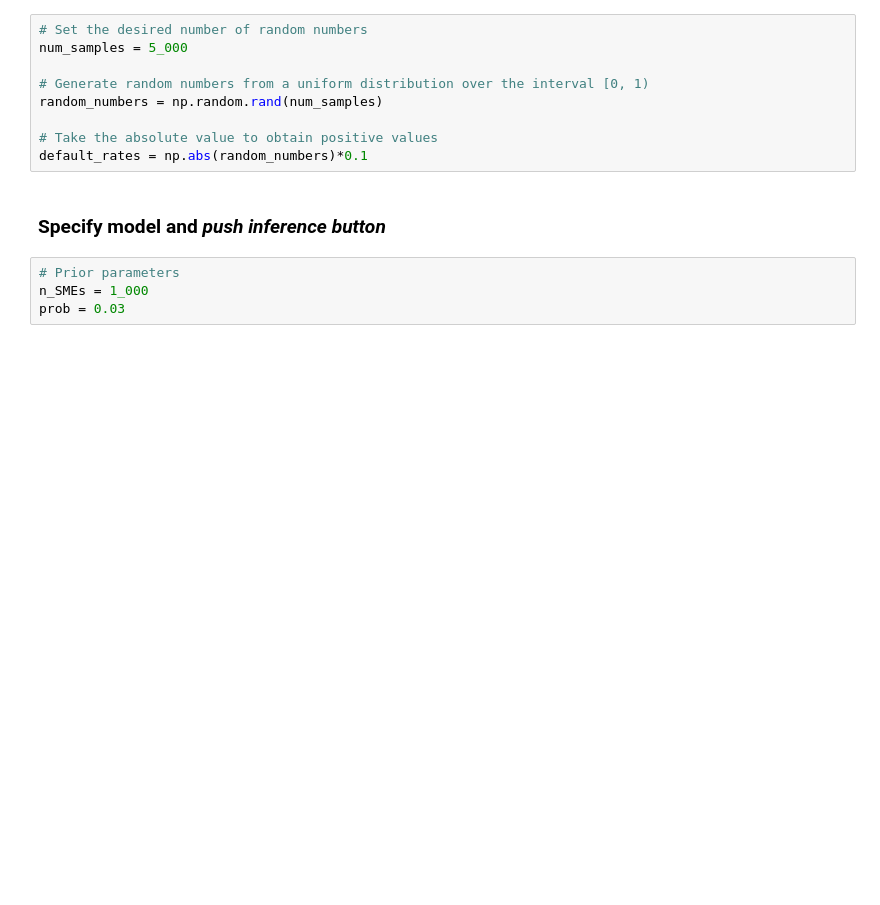
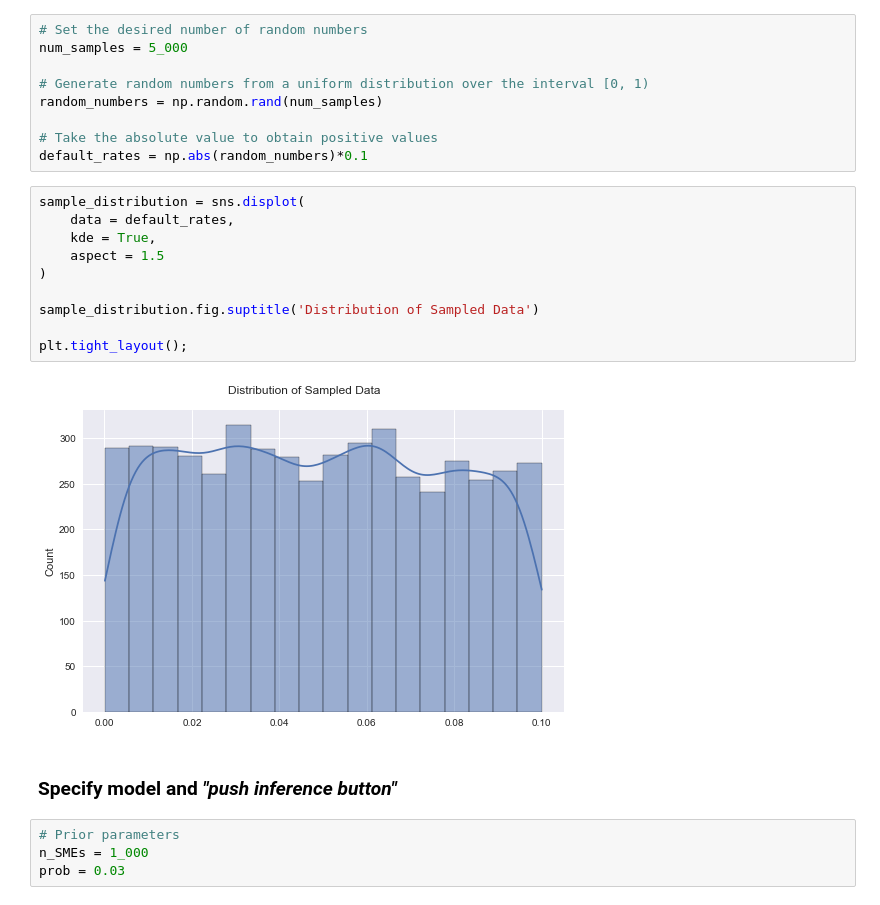
Before and after one commit to cpumarfrohberg/playground_default_rates, a Jupyter notebook: predict_default_rates_230622.ipynb, the cells around one changed output. Saved outputs shown, nothing was run; the diff lists cells and outputs as text; blank space fills up the shorter version.

Commit message:
insert distribution plots for sampled data

```diff
--- a/predict_default_rates_230622.ipynb
+++ b/predict_default_rates_230622.ipynb
@@ -15,8 +16,20 @@ random_numbers = np.random.rand(num_samples)
 
 # Take the absolute value to obtain positive values
 default_rates = np.abs(random_numbers)*0.1
+# %%
+sample_distribution = sns.displot(
+    data = default_rates,
+    kde = True,
+    aspect = 1.5
+)
+
+sample_distribution.fig.suptitle('Distribution of Sampled Data')
+
+plt.tight_layout();
+# %% [output]
+[figure, added]
 # %% [markdown]
-### Specify model and *push inference button*
+### Specify model and *"push inference button"*
 # %%
 # Prior parameters
 n_SMEs = 1_000
```
Also changed, not shown: parts of 8 cells of this notebook.
